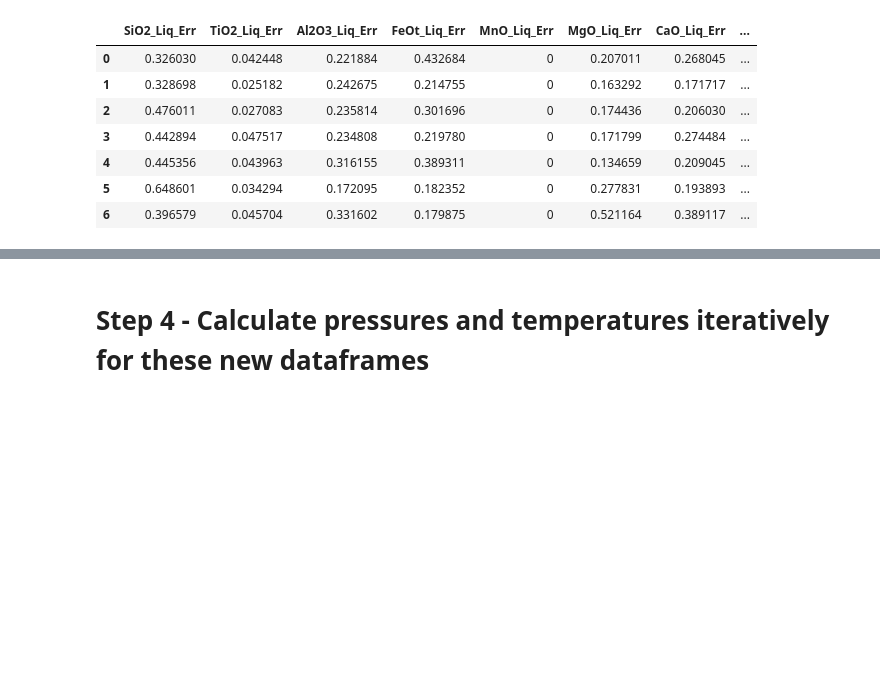
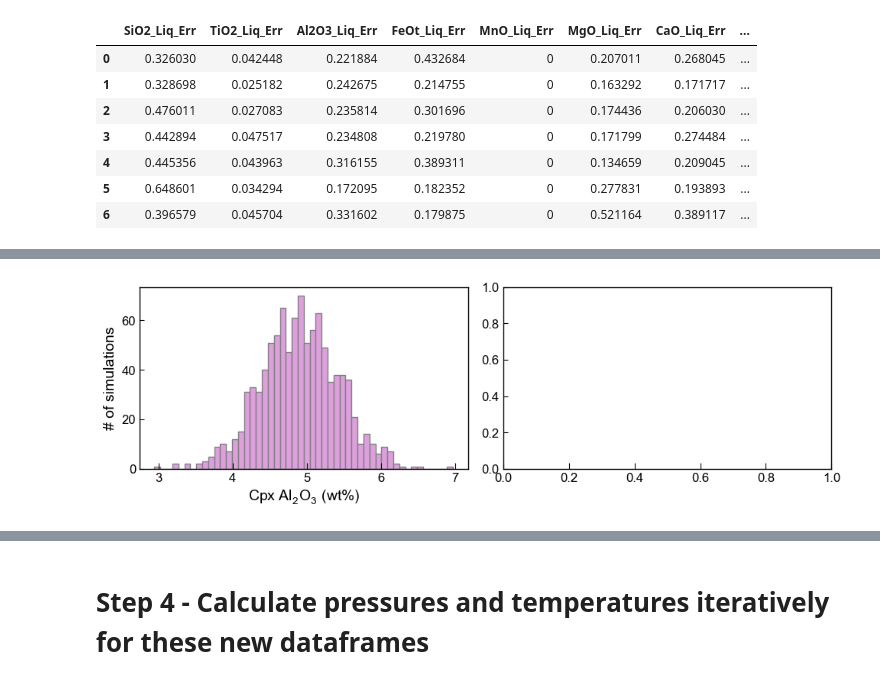
Before and after one commit to PennyWieser/Thermobar, a Jupyter notebook: Manuscript_Snips/Cpx_Liq_Thermobarometry_Error_FINAL.ipynb, the cells around one changed output, grey strips where cells are left out. Saved outputs shown, nothing was run; the diff lists cells and outputs as text; code cells hidden in the pictures; blank space fills up the shorter version.

```diff
--- a/Manuscript_Snips/Cpx_Liq_Thermobarometry_Error_FINAL.ipynb
+++ b/Manuscript_Snips/Cpx_Liq_Thermobarometry_Error_FINAL.ipynb
@@ -69,5 +102,7 @@ All negative numbers replaced with zeros. If you wish to keep these, set positiv
 # %%
 Syn_Liqs_e142=Liquids_st_noise.loc[Liquids_st_noise['Sample_ID_Liq']=="Feig2010_e142"]
+Real_Cpx_e142=Cpxs_st_noise.loc[Cpxs_st_noise['Sample_ID_Cpx']==0]
+
 Real_Liq_e142=myLiquids1.loc[myLiquids1['Sample_ID_Liq']=="Feig2010_e142"]
 Real_Liq_e142_Err=myLiquids1_err.loc[myLiquids1_err['Sample_ID_Liq_Err']=="Feig2010_e142"]
 # %%
@@ -114,3 +183,16 @@ fig.savefig('Simulated_SiO2_e142.png', dpi=200, bbox_inches='tight')
+# %%
+fig, (ax1, ax2) = plt.subplots(1, 2, figsize=(10,3))
+ax1.hist(Real_Cpx_e142['Al2O3_Cpx'], bins=50, ec='grey', color='plum');
+
+ax1.set_ylabel('# of simulations')
+fig.tight_layout()
+ax1.set_xlabel('Cpx Al$_2$O$_3$ (wt%)')
+
+
+
+fig.savefig('Simulated_Na2O_e142.png', dpi=200, bbox_inches='tight')
+# %% [output]
+[figure, added]
 # %%
 fig, (ax1) = plt.subplots(1, figsize=(6.5,3))
 
```
Also changed, not shown: parts of 6 cells of this notebook, 10 other files.
